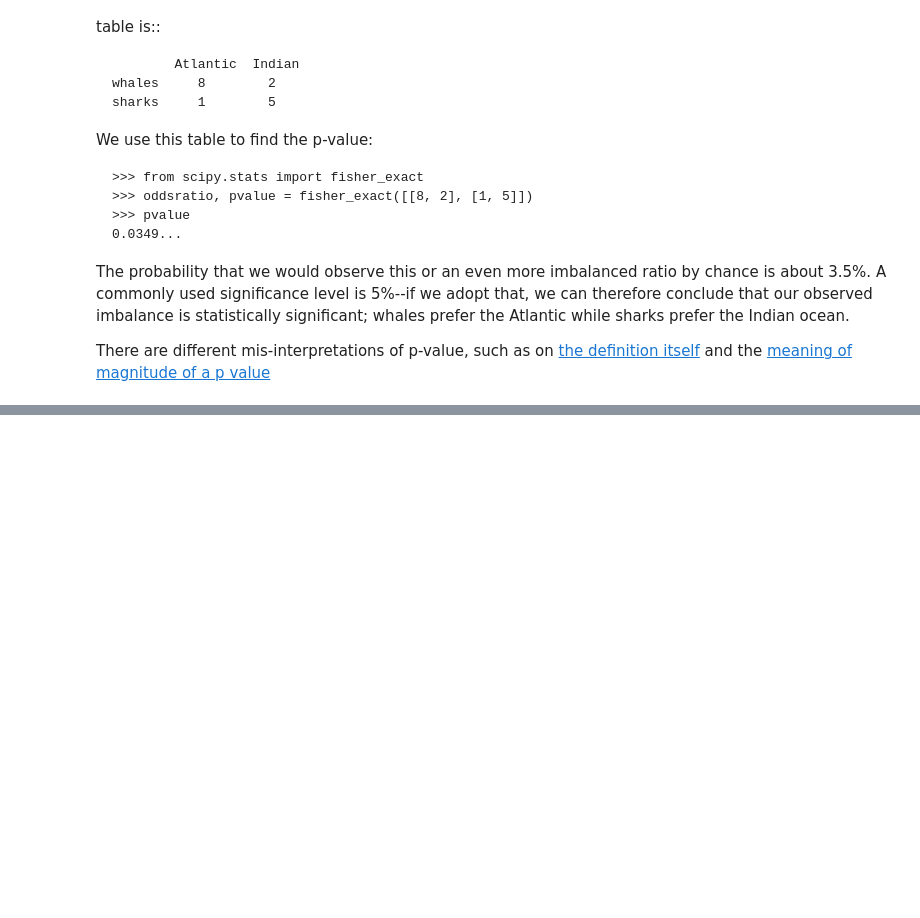
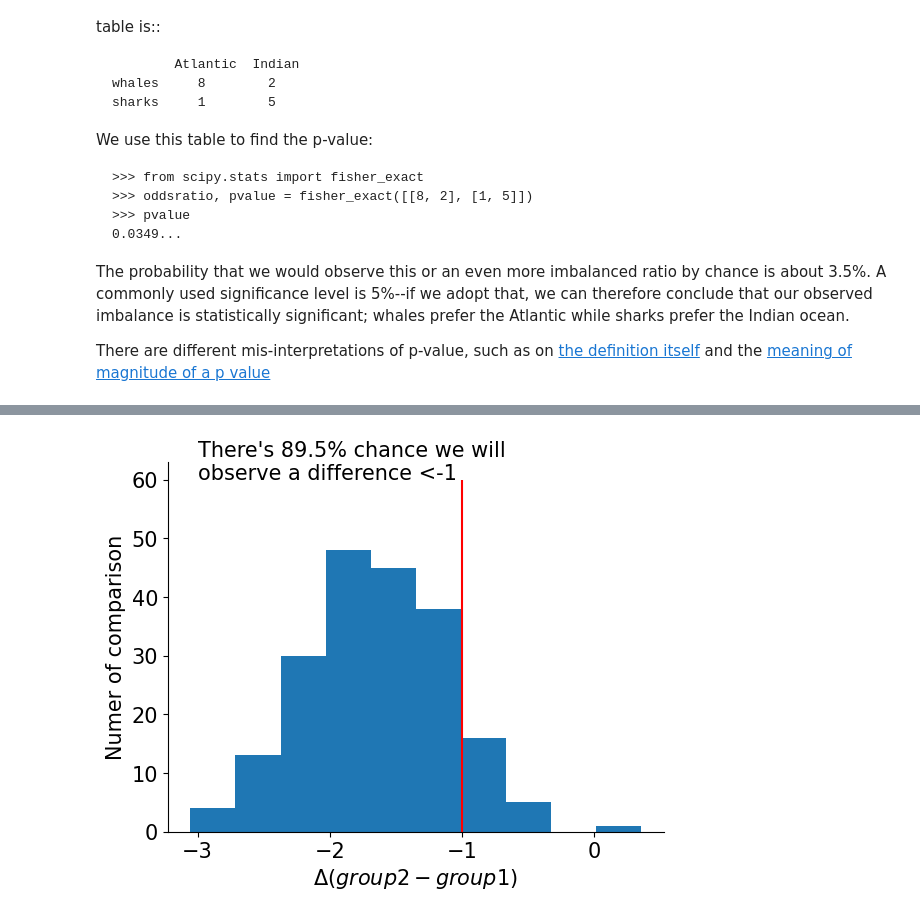
Before and after one commit to wckdouglas/personal_website, a Jupyter notebook: ipynb/numpyro.ipynb, the cells around one changed output, grey strips where cells are left out. Drawn from its saved outputs; the diff is of its cells as text; code cells hidden in the pictures; blank space fills up the shorter version.

```diff
--- a/ipynb/numpyro.ipynb
+++ b/ipynb/numpyro.ipynb
@@ -170,0 +254,10 @@ Text(0, 0.5, 'y')
+# %%
+n_samples = 10  # how many samples to simulate for each group
+group1_mean = 10  # the mean for group 1
+group2_mean = 8  # the mean for group 2
+group1_samples = dist.Normal(loc=group1_mean, scale=3).sample(
+    rng_key, sample_shape=(n_samples,)
+)  # randomly sampling from a gaussian distribution
+group2_samples = dist.Normal(loc=group2_mean, scale=1).sample(
+    rng_key, sample_shape=(n_samples,)
+)  # randomly sampling from a gaussian distribution
@@ -170,0 +276,9 @@ Text(0, 0.5, 'y')
+# %%
+import statsmodels.api as sm
+
+x = np.append(jnp.zeros(n_samples), jnp.ones(n_samples)).reshape(-1, 1)
+y = np.append(group1_samples, group2_samples)
+sm_x = sm.add_constant(x)
+mod = sm.OLS(y, sm_x)
+fit = mod.fit()
+fit.summary()
@@ -170,0 +309,5 @@ Text(0, 0.5, 'y')
+# %%
+nuts_kernel = NUTS(numpyro_linear_model)
+mcmc = MCMC(nuts_kernel, num_warmup=1000, num_samples=200, num_chains=1)
+rng_key = random.PRNGKey(0)
+mcmc.run(rng_key, x, y)
@@ -170,0 +317,21 @@ Text(0, 0.5, 'y')
+# %%
+threshold = -1
+diff = mcmc.get_samples()["beta"]
+prob = len(diff[diff < threshold]) / len(diff)
+
+fig = plt.figure()
+ax = fig.add_subplot()
+ax.hist(diff.reshape(-1), bins=10)
+ax.vlines(x=threshold, ymin=0, ymax=60, color="red")
+ax.text(
+    -3,
+    60,
+    f"There's {prob*100}% chance we will\nobserve a difference <{threshold}",
+    ha="left",
+    fontsize=15
+)
+ax.set_xlabel(r'$\Delta (group2-group1)$')
+ax.set_ylabel('Numer of comparison')
+sns.despine()
+ax.legend().set_visible(False)
+# %% [output]
@@ -170,0 +339 @@ Text(0, 0.5, 'y')
+[figure, added]
```
Also changed, not shown: parts of 25 cells of this notebook, 1 other file.
